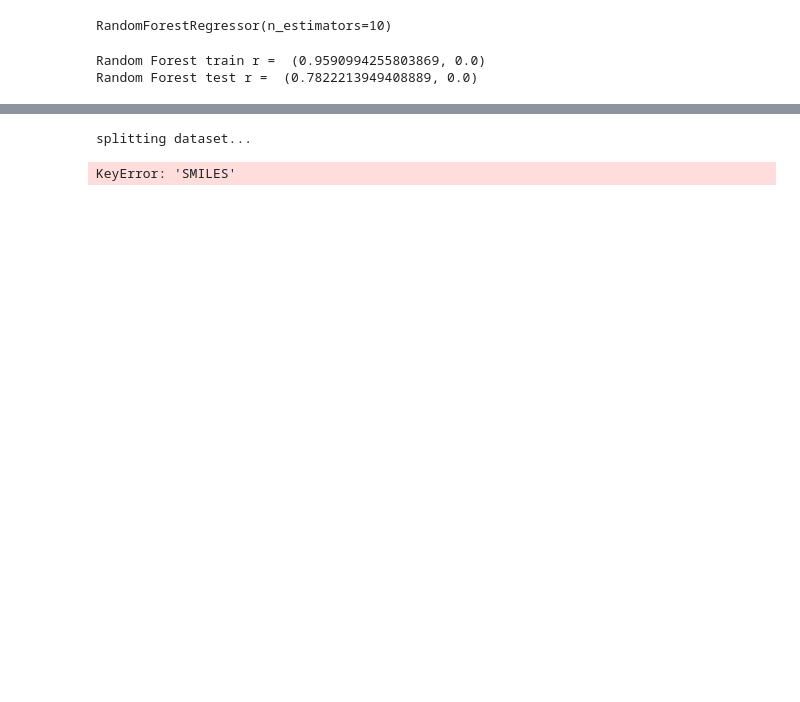
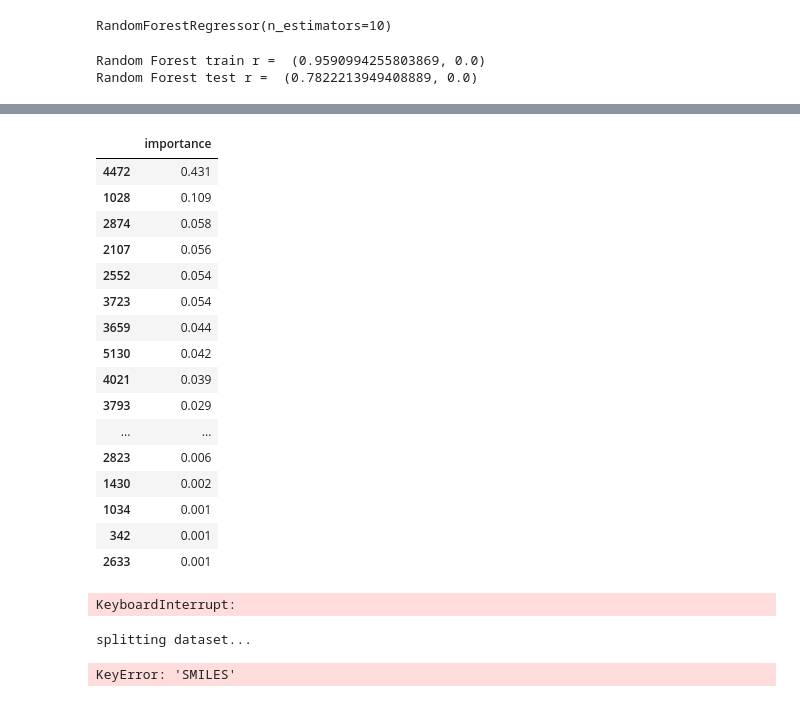
Before and after one commit to jchartove/DeepPurpose-omic, a Jupyter notebook: new_model_10_1 (1).ipynb, the cells around one changed output, grey strips where cells are left out. Saved outputs shown, nothing was run; the diff lists cells and outputs as text; code cells hidden in the pictures; blank space fills up the shorter version.

```diff
--- a/new_model_10_1 (1).ipynb
+++ b/new_model_10_1 (1).ipynb
@@ -736,3 +706,25 @@ type_importance.sort_values('importance',ascending=False)
+# %%
+importances = pd.DataFrame({'importance':np.round(loaded_model.feature_importances_,3)})
+out = importances.sort_values('importance',ascending=False)
+out.head(20)
+# %% [output]
+|  | importance |
+| 4472 | 0.431 |
+| 1028 | 0.109 |
+| 2874 | 0.058 |
+| 2107 | 0.056 |
+| 2552 | 0.054 |
+| 3723 | 0.054 |
+| 3659 | 0.044 |
+| 5130 | 0.042 |
+| 4021 | 0.039 |
+| 3793 | 0.029 |
+| ... | ... |
+| 2823 | 0.006 |
+| 1430 | 0.002 |
+| 1034 | 0.001 |
+| 342 | 0.001 |
+| 2633 | 0.001 |
 # %%
 rf_mse = mean_squared_error(y_train, rf_model.predict(train_scaled))
 rf_mae = mean_absolute_error(y_train, rf_model.predict(train_scaled))
@@ -746,7 +738,8 @@ from boruta import BorutaPy
 
 ###initialize Boruta
 forest = RandomForestRegressor(
-   n_jobs = -1,
+   #n_jobs = -1,
+   n_estimators=10,
    max_depth = 5
 )
 boruta = BorutaPy(
@@ -761,6 +754,8 @@ green_area = X.columns[boruta.support_].to_list()
 blue_area = X.columns[boruta.support_weak_].to_list()
 print('features in the green area:', green_area)
 print('features in the blue area:', blue_area)
+# %% [output]
+KeyboardInterrupt:
 # %%
 # dti split
 
```
Also changed, not shown: parts of 14 cells of this notebook, 5 other files.
